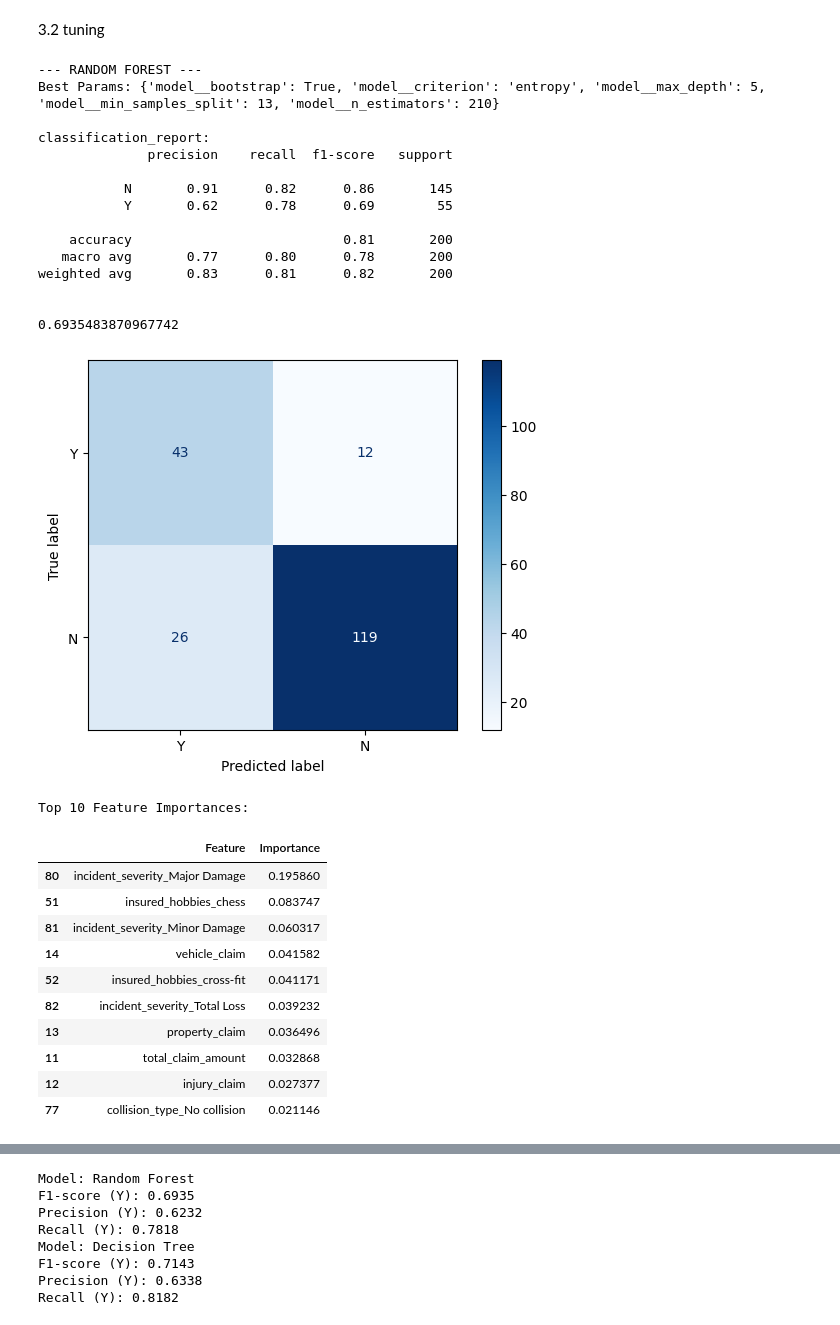
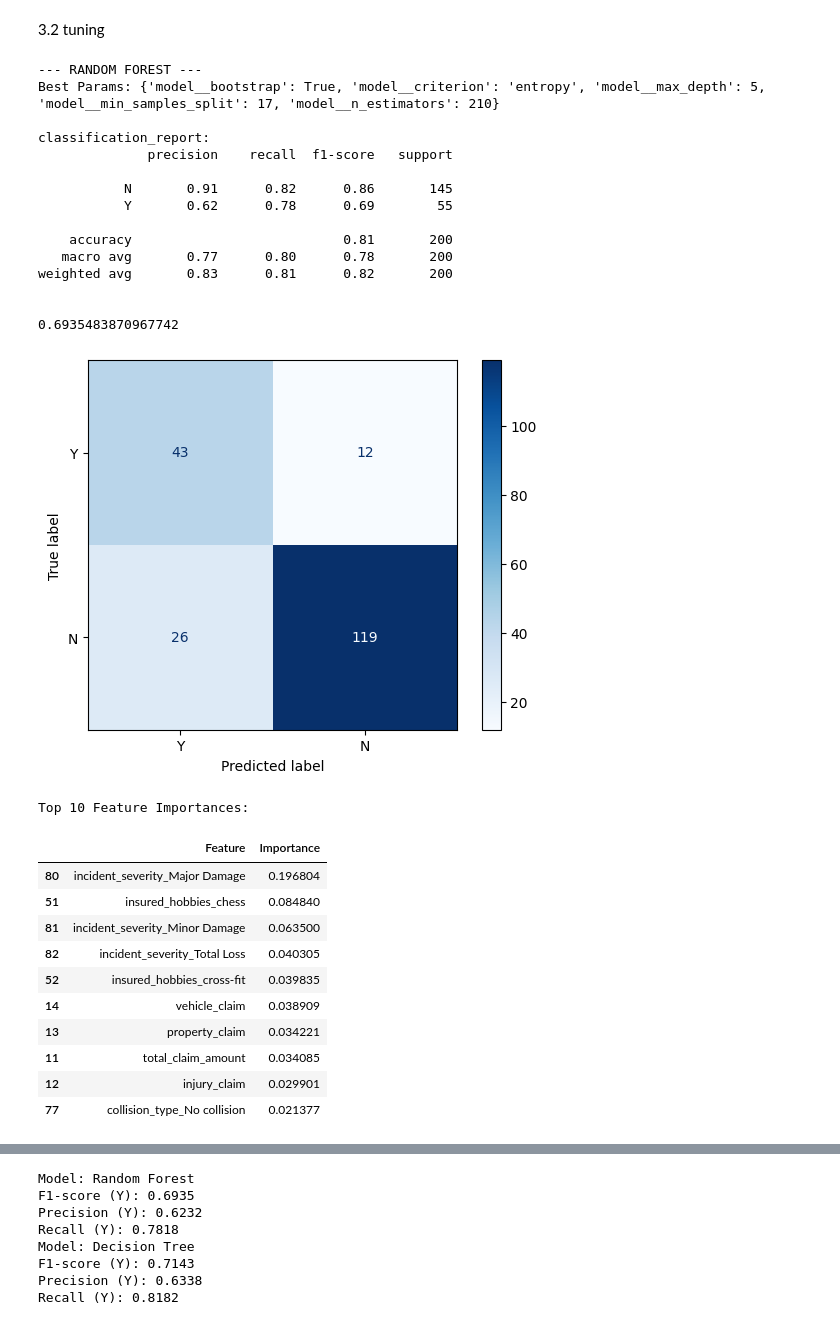
Before and after one commit to minhphu12-oc/gg-colab, a Jupyter notebook: project_5.ipynb, the cells around one changed output, grey strips where cells are left out. Drawn from its saved outputs; the diff is of its cells as text; code cells hidden in the pictures.

```diff
--- a/project_5.ipynb
+++ b/project_5.ipynb
@@ -121,7 +121,7 @@ numerical_cols = x.select_dtypes(include=['int64', 'float64']).columns.tolist()
 categorical_cols = x.select_dtypes(include=['object']).columns.tolist()
 
 # 2. Xây dựng Pipeline con cho từng loại dữ liệu
-num_transformer = Pipeline(steps=[('imputer', KNNImputer(n_neighbors=5))])
+num_transformer = Pipeline(steps=[('imputer', KNNImputer(n_neighbors=20))])
 cate_transformer = Pipeline(steps=[('imputer', SimpleImputer(strategy='most_frequent')),('onehot', OneHotEncoder(handle_unknown='ignore', sparse_output=False))])
 
 # Gộp quá trình xử lý lại
@@ -188,7 +188,7 @@ param_grid_rf = {
     "model__bootstrap" : [True]
 }
 
-st = StratifiedKFold(n_splits=5, shuffle=True, random_state=42)
+st = StratifiedKFold(n_splits=10, shuffle=True, random_state=42)
 grid_rf = GridSearchCV(
     estimator=Pipeline([
         ("preprocessor", preprocessor),
@@ -217,44 +217,44 @@ plt.show()
 cate_encoder = grid_rf.best_estimator_.named_steps['preprocessor'].named_transformers_['cate'].named_steps['onehot']
 encoded_cate_cols = cate_encoder.get_feature_names_out(categorical_cols).tolist()
 all_features = numerical_cols + encoded_cate_cols
 
 best_rf_model = grid_rf.best_estimator_.named_steps['model']
 importances = best_rf_model.feature_importances_
 
 # Hiển thị Top 10 đặc trưng quan trọng nhất
 feat_imp_df = pd.DataFrame({'Feature': all_features, 'Importance': importances})
 feat_imp_df = feat_imp_df.sort_values(by='Importance', ascending=False)
 print("\nTop 10 Feature Importances:")
 display(feat_imp_df.head(10))
 # %% [output]
 --- RANDOM FOREST ---
-Best Params: {'model__bootstrap': True, 'model__criterion': 'entropy', 'model__max_depth': 5, 'model__min_samples_split': 13, 'model__n_estimators': 210}
+Best Params: {'model__bootstrap': True, 'model__criterion': 'entropy', 'model__max_depth': 5, 'model__min_samples_split': 17, 'model__n_estimators': 210}
 
 classification_report:
               precision    recall  f1-score   support
 
            N       0.91      0.82      0.86       145
            Y       0.62      0.78      0.69        55
 
     accuracy                           0.81       200
    macro avg       0.77      0.80      0.78       200
 weighted avg       0.83      0.81      0.82       200
 
 
 0.6935483870967742
 [figure]
 Top 10 Feature Importances:
 |  | Feature | Importance |
-| 80 | incident_severity_Major Damage | 0.195860 |
-| 51 | insured_hobbies_chess | 0.083747 |
-| 81 | incident_severity_Minor Damage | 0.060317 |
-| 14 | vehicle_claim | 0.041582 |
-| 52 | insured_hobbies_cross-fit | 0.041171 |
-| 82 | incident_severity_Total Loss | 0.039232 |
-| 13 | property_claim | 0.036496 |
-| 11 | total_claim_amount | 0.032868 |
-| 12 | injury_claim | 0.027377 |
-| 77 | collision_type_No collision | 0.021146 |
+| 80 | incident_severity_Major Damage | 0.196804 |
+| 51 | insured_hobbies_chess | 0.084840 |
+| 81 | incident_severity_Minor Damage | 0.063500 |
+| 82 | incident_severity_Total Loss | 0.040305 |
+| 52 | insured_hobbies_cross-fit | 0.039835 |
+| 14 | vehicle_claim | 0.038909 |
+| 13 | property_claim | 0.034221 |
+| 11 | total_claim_amount | 0.034085 |
+| 12 | injury_claim | 0.029901 |
+| 77 | collision_type_No collision | 0.021377 |
 # %%
 # DECISION TREE
 param_grid_dt = {
```
Also changed, not shown: parts of 9 cells of this notebook.
